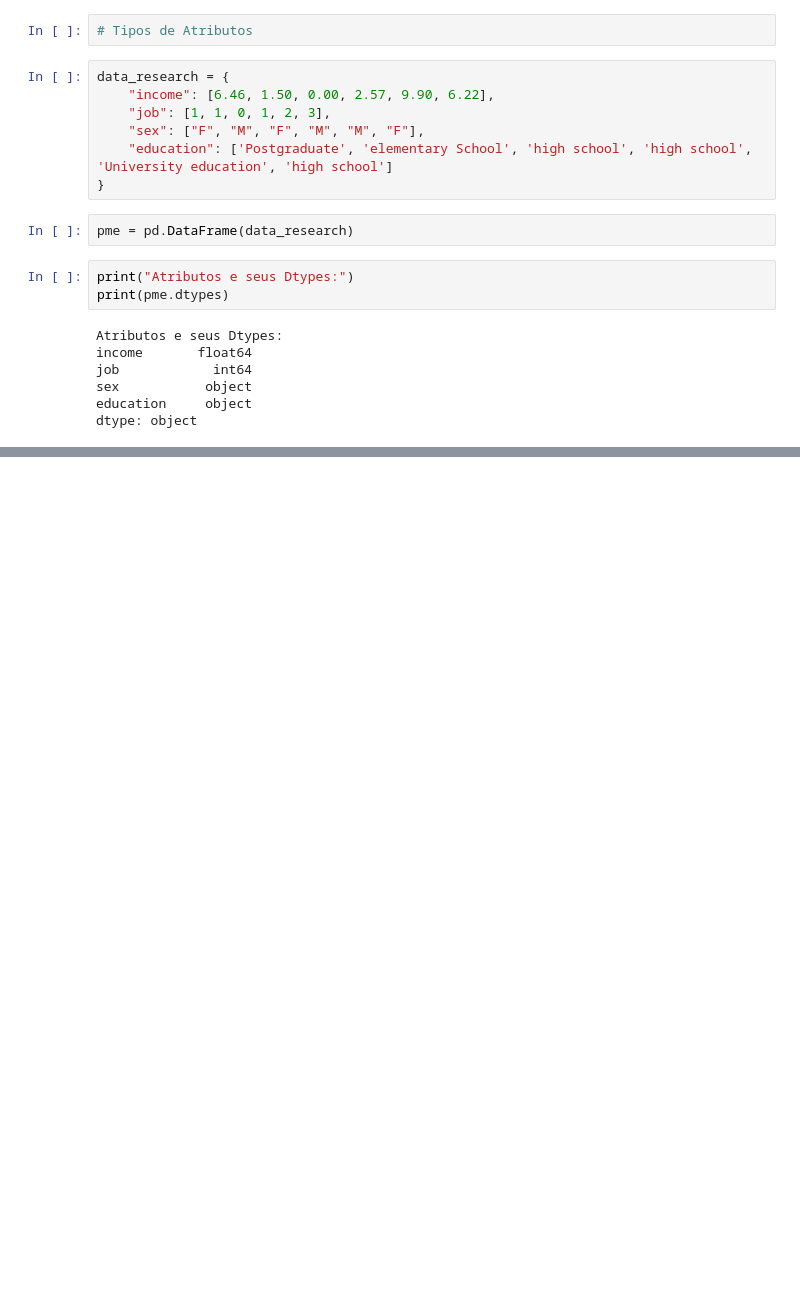
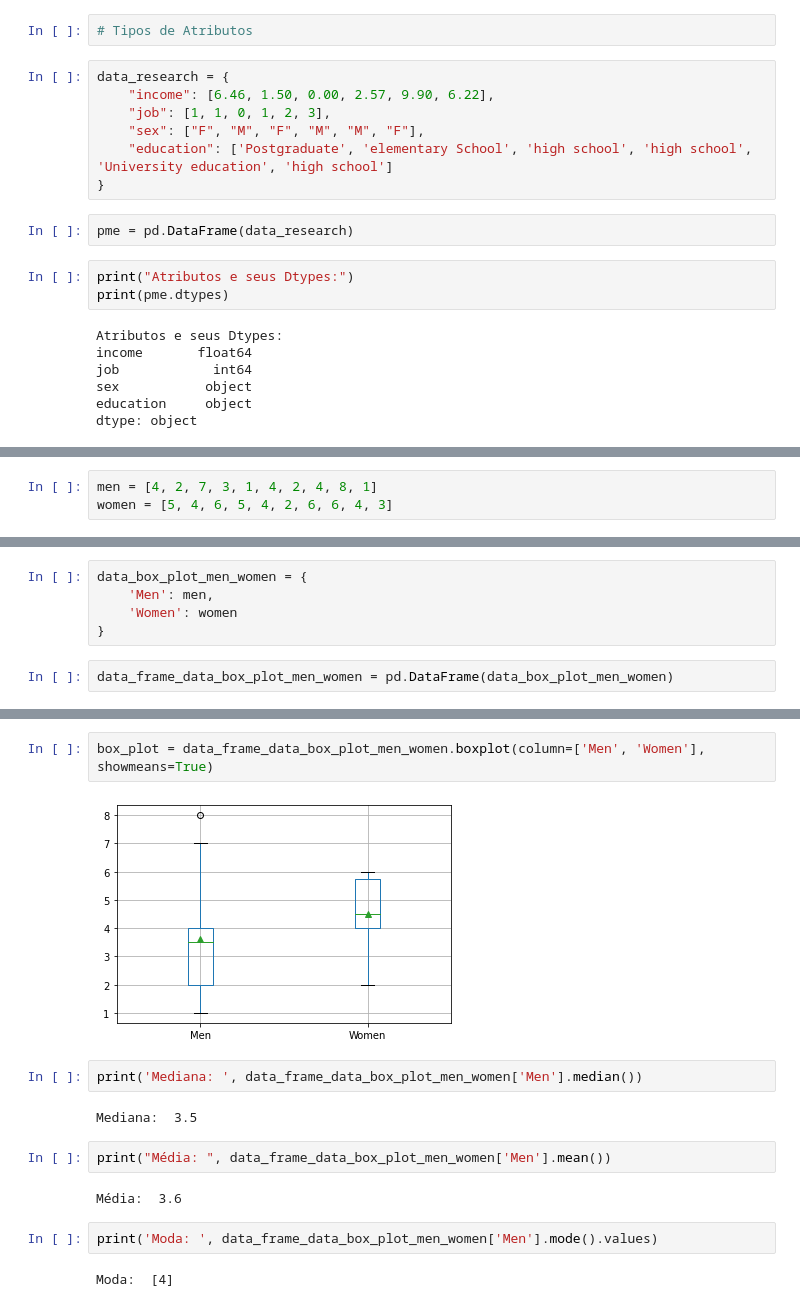
Before and after one commit to JoamirS/pandas-python, a Jupyter notebook: Projeto Bandeiras - UCI.ipynb, the cells around one changed output, grey strips where cells are left out. Saved outputs shown, nothing was run; the diff lists cells and outputs as text; blank space fills up the shorter version.

```diff
--- a/Projeto Bandeiras - UCI.ipynb
+++ b/Projeto Bandeiras - UCI.ipynb
@@ -116,0 +181,3 @@ dtype: object
+# %%
+men = [4, 2, 7, 3, 1, 4, 2, 4, 8, 1]
+women = [5, 4, 6, 5, 4, 2, 6, 6, 4, 3]
@@ -116,0 +188,7 @@ dtype: object
+# %%
+data_box_plot_men_women = {
+    'Men': men,
+    'Women': women
+}
+# %%
+data_frame_data_box_plot_men_women = pd.DataFrame(data_box_plot_men_women)
@@ -116,0 +209,16 @@ dtype: object
+# %%
+box_plot = data_frame_data_box_plot_men_women.boxplot(column=['Men', 'Women'], showmeans=True)
+# %% [output]
+[figure, added]
+# %%
+print('Mediana: ', data_frame_data_box_plot_men_women['Men'].median())
+# %% [output]
+Mediana:  3.5
+# %%
+print("Média: ", data_frame_data_box_plot_men_women['Men'].mean())
+# %% [output]
+Média:  3.6
+# %%
+print('Moda: ', data_frame_data_box_plot_men_women['Men'].mode().values)
+# %% [output]
+Moda:  [4]
```
Also changed, not shown: parts of 22 cells of this notebook.
